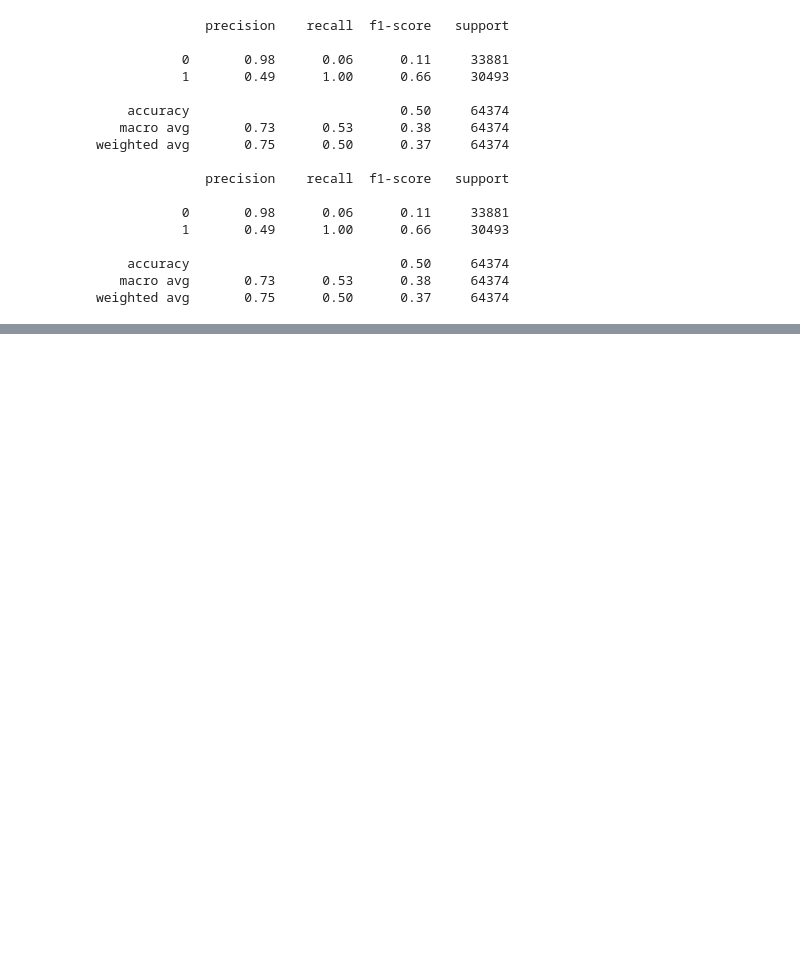
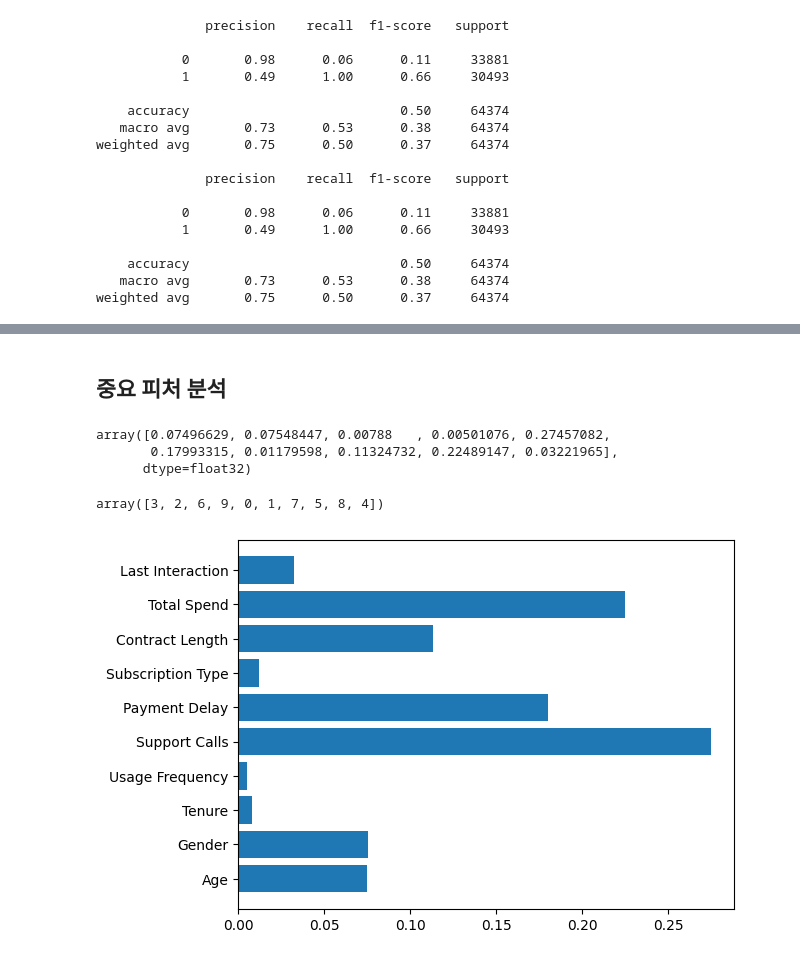
Before and after one commit to leekyuyoung-ai/AI, a Jupyter notebook: 2_5_앙상블.ipynb, the cells around one changed output, grey strips where cells are left out. Drawn from its saved outputs; the diff is of its cells as text; code cells hidden in the pictures; blank space fills up the shorter version.

```diff
--- a/2_5_앙상블.ipynb
+++ b/2_5_앙상블.ipynb
@@ -271,0 +390,19 @@ weighted avg       0.75      0.50      0.37     64374
+# %% [markdown]
+## 중요 피처 분석
+# %%
+non_scaled_xgb.feature_importances_,
+# %% [output]
+array([0.07496629, 0.07548447, 0.00788   , 0.00501076, 0.27457082,
+       0.17993315, 0.01179598, 0.11324732, 0.22489147, 0.03221965],
+      dtype=float32)
+# %%
+import numpy as np
+np.argsort(non_scaled_xgb.feature_importances_)
+# %% [output]
+array([3, 2, 6, 9, 0, 1, 7, 5, 8, 4])
+# %%
+# 시각화
+plt.barh(df_train.columns[:-1],non_scaled_xgb.feature_importances_)
+plt.show()
+# %% [output]
+[figure, added]
```
Also changed, not shown: parts of 17 cells of this notebook.
